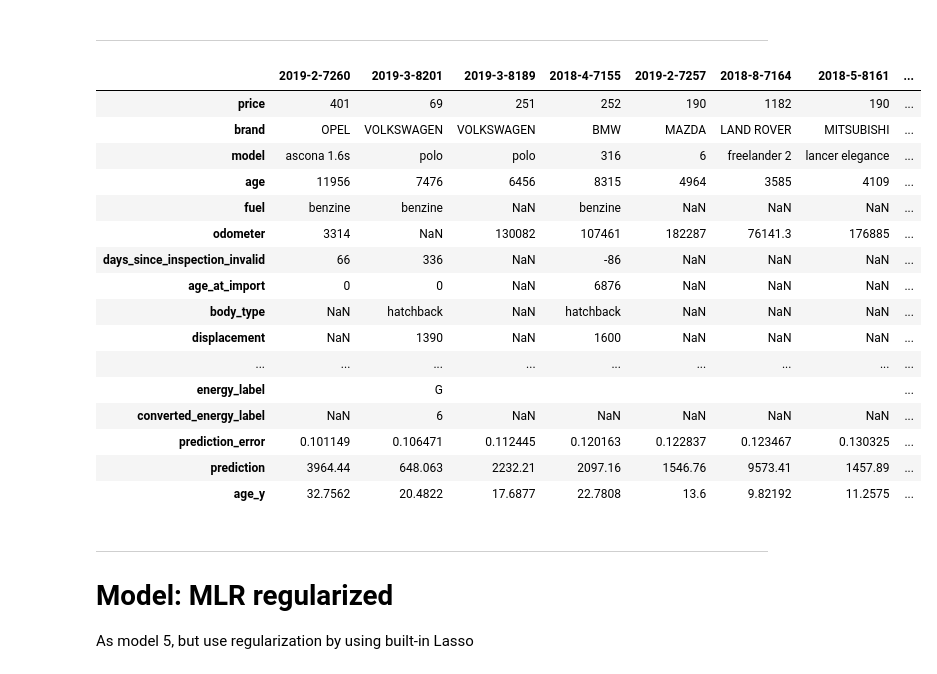
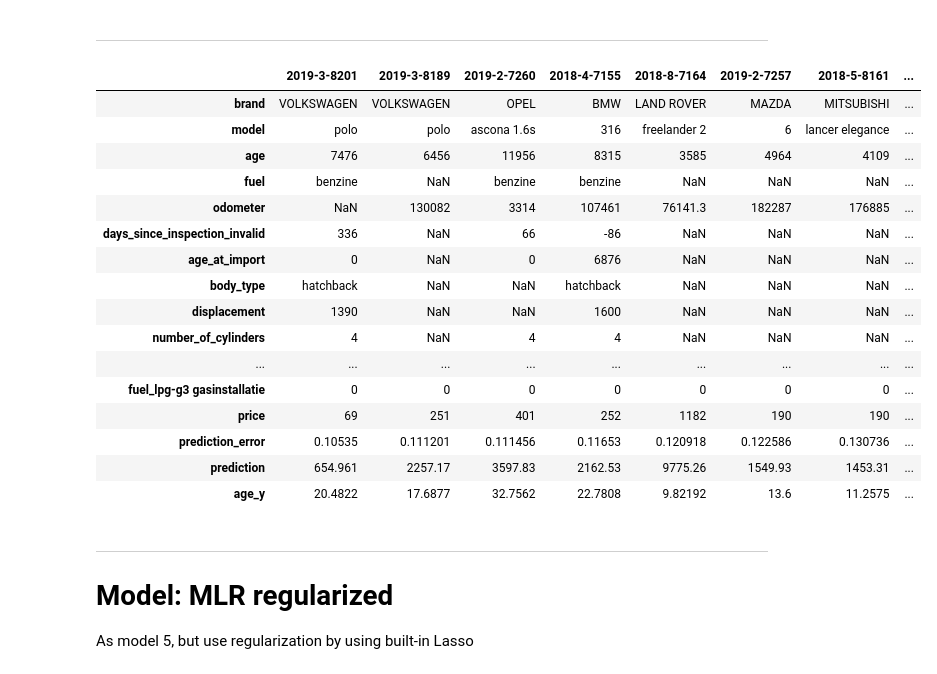
Before and after one commit to r5atom/Saturday-Datascience, a Jupyter notebook: code/predict-price.ipynb, the cells around one changed output. Drawn from its saved outputs; the diff is of its cells as text; code cells hidden in the pictures.

```diff
--- a/code/predict-price.ipynb
+++ b/code/predict-price.ipynb
@@ -613,7 +613,7 @@ from sklearn.pipeline import FeatureUnion
 
 model_name = 'MLR with categorical'
 
-cat_columns_reduced = list(pd.np.setdiff1d(cat_columns, 'model'))
+cat_columns_reduced = list(pd.np.setdiff1d(cat_columns, ['model', 'fuel']))
 features = num_columns + cat_columns_reduced
 # Can be reduced here
 
@@ -636,3 +692,9 @@ print(y.shape)
+# %%
+# dummies from fuel string
+get_fuel_dummies = DummyfyFuel('fuel')
+fuel_names = get_fuel_dummies.fit_transform(X,y)
+# store columns
+oh_col_names = ['fuel_' + f for f in fuel_names]
 # %%
 # instantiate a dict in models at key with name of this model
 models[model_name] = dict()
@@ -657,10 +719,13 @@ cat_transformer = make_pipeline(
     SimpleImputer(strategy='constant', fill_value='missing', missing_values=pd.np.NaN),
     OneHotEncoder(categories=cats),
 )
+
+
 # Combine num and cat
 preprocessor = ColumnTransformer(transformers=[
     ('numerical', num_transformer, num_columns),
-    ('categorical', cat_transformer, cat_columns_reduced)
+    ('categorical', cat_transformer, cat_columns_reduced),
+    ('onehot', 'passthrough', oh_col_names)
 ], verbose=True)
 
 # full pipeline with preproc and mlr
@@ -670,7 +735,7 @@ mlr = make_pipeline(
 )
 
 # Target transformation: log transform price
-pl=TransformedTargetRegressor(
+pl = TransformedTargetRegressor(
     regressor=mlr,
     func=pd.np.log10,
     inverse_func=lambda y: 10**y
@@ -833,35 +907,40 @@ plt.savefig('../results/{}.png'.format(model_name.replace(' ','_')), bbox_inches
 # %%
 # Display prediction errors
 
-pred_err = df.price/pl.predict(df)
+x_sample = df.dropna(subset=['price']).iloc[:,1:]
+y_sample = df.dropna(subset=['price']).iloc[:,0]
+
+get_fuel_dummies.transform(x_sample)
+
+pred_err = y_sample/pl.predict(x_sample)
 pred_err = pred_err[~pred_err.isna()]
 idx_pred_err = pred_err.sort_values().index
 
-
-x_sample = df.loc[idx_pred_err,:];
+x_sample = x_sample.loc[idx_pred_err,:];
+x_sample['price'] = y_sample
 x_sample['prediction_error'] = pred_err[idx_pred_err]
 x_sample['prediction'] = pl.predict(x_sample)
 x_sample['age_y'] = x_sample.age/365
 
 display(x_sample.head(16).T)
 # %% [output]
-|  | 2019-2-7260 | 2019-3-8201 | 2019-3-8189 | 2018-4-7155 | 2019-2-7257 | 2018-8-7164 | 2018-5-8161 | ... |
-| price | 401 | 69 | 251 | 252 | 190 | 1182 | 190 | ... |
-| brand | OPEL | VOLKSWAGEN | VOLKSWAGEN | BMW | MAZDA | LAND ROVER | MITSUBISHI | ... |
-| model | ascona 1.6s | polo | polo | 316 | 6 | freelander 2 | lancer elegance | ... |
-| age | 11956 | 7476 | 6456 | 8315 | 4964 | 3585 | 4109 | ... |
-| fuel | benzine | benzine | NaN | benzine | NaN | NaN | NaN | ... |
-| odometer | 3314 | NaN | 130082 | 107461 | 182287 | 76141.3 | 176885 | ... |
-| days_since_inspection_invalid | 66 | 336 | NaN | -86 | NaN | NaN | NaN | ... |
-| age_at_import | 0 | 0 | NaN | 6876 | NaN | NaN | NaN | ... |
-| body_type | NaN | hatchback | NaN | hatchback | NaN | NaN | NaN | ... |
-| displacement | NaN | 1390 | NaN | 1600 | NaN | NaN | NaN | ... |
+|  | 2019-3-8201 | 2019-3-8189 | 2019-2-7260 | 2018-4-7155 | 2018-8-7164 | 2019-2-7257 | 2018-5-8161 | ... |
+| brand | VOLKSWAGEN | VOLKSWAGEN | OPEL | BMW | LAND ROVER | MAZDA | MITSUBISHI | ... |
+| model | polo | polo | ascona 1.6s | 316 | freelander 2 | 6 | lancer elegance | ... |
+| age | 7476 | 6456 | 11956 | 8315 | 3585 | 4964 | 4109 | ... |
+| fuel | benzine | NaN | benzine | benzine | NaN | NaN | NaN | ... |
+| odometer | NaN | 130082 | 3314 | 107461 | 76141.3 | 182287 | 176885 | ... |
+| days_since_inspection_invalid | 336 | NaN | 66 | -86 | NaN | NaN | NaN | ... |
+| age_at_import | 0 | NaN | 0 | 6876 | NaN | NaN | NaN | ... |
+| body_type | hatchback | NaN | NaN | hatchback | NaN | NaN | NaN | ... |
+| displacement | 1390 | NaN | NaN | 1600 | NaN | NaN | NaN | ... |
+| number_of_cylinders | 4 | NaN | 4 | 4 | NaN | NaN | NaN | ... |
 | ... | ... | ... | ... | ... | ... | ... | ... | ... |
-| energy_label |  | G |  |  |  |  |  | ... |
-| converted_energy_label | NaN | 6 | NaN | NaN | NaN | NaN | NaN | ... |
-| prediction_error | 0.101149 | 0.106471 | 0.112445 | 0.120163 | 0.122837 | 0.123467 | 0.130325 | ... |
-| prediction | 3964.44 | 648.063 | 2232.21 | 2097.16 | 1546.76 | 9573.41 | 1457.89 | ... |
-| age_y | 32.7562 | 20.4822 | 17.6877 | 22.7808 | 13.6 | 9.82192 | 11.2575 | ... |
+| fuel_lpg-g3 gasinstallatie | 0 | 0 | 0 | 0 | 0 | 0 | 0 | ... |
+| price | 69 | 251 | 401 | 252 | 1182 | 190 | 190 | ... |
+| prediction_error | 0.10535 | 0.111201 | 0.111456 | 0.11653 | 0.120918 | 0.122586 | 0.130736 | ... |
+| prediction | 654.961 | 2257.17 | 3597.83 | 2162.53 | 9775.26 | 1549.93 | 1453.31 | ... |
+| age_y | 20.4822 | 17.6877 | 32.7562 | 22.7808 | 9.82192 | 13.6 | 11.2575 | ... |
 # %% [markdown]
 - - - - -
 # Model: MLR regularized
```
Also changed, not shown: parts of 7 cells of this notebook, 3 other files.
